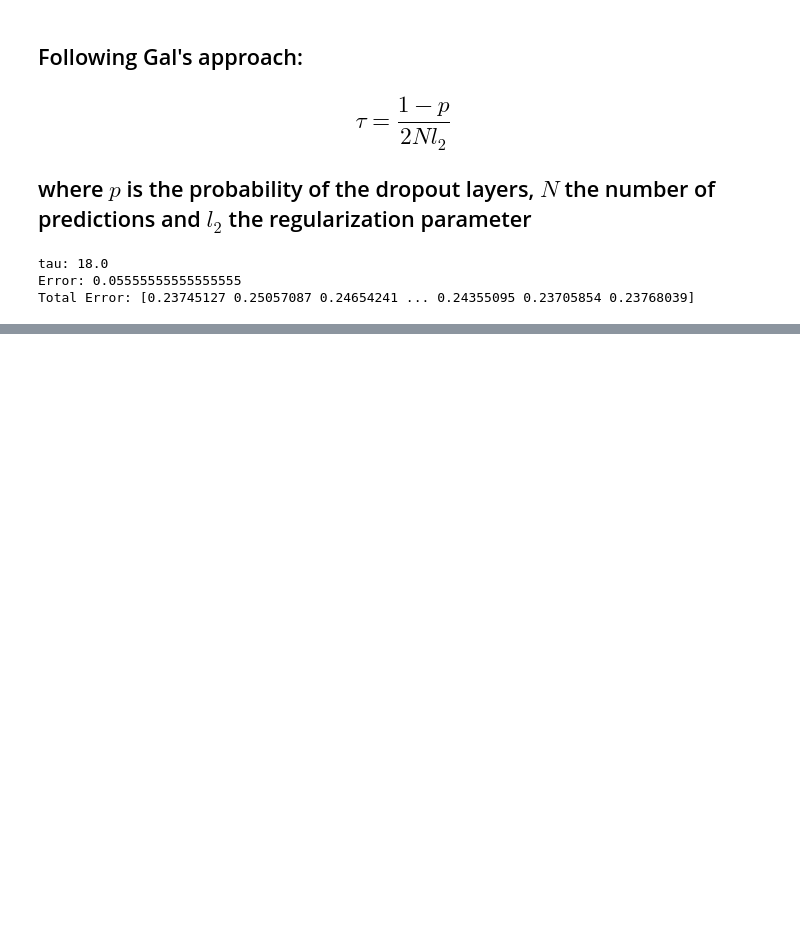
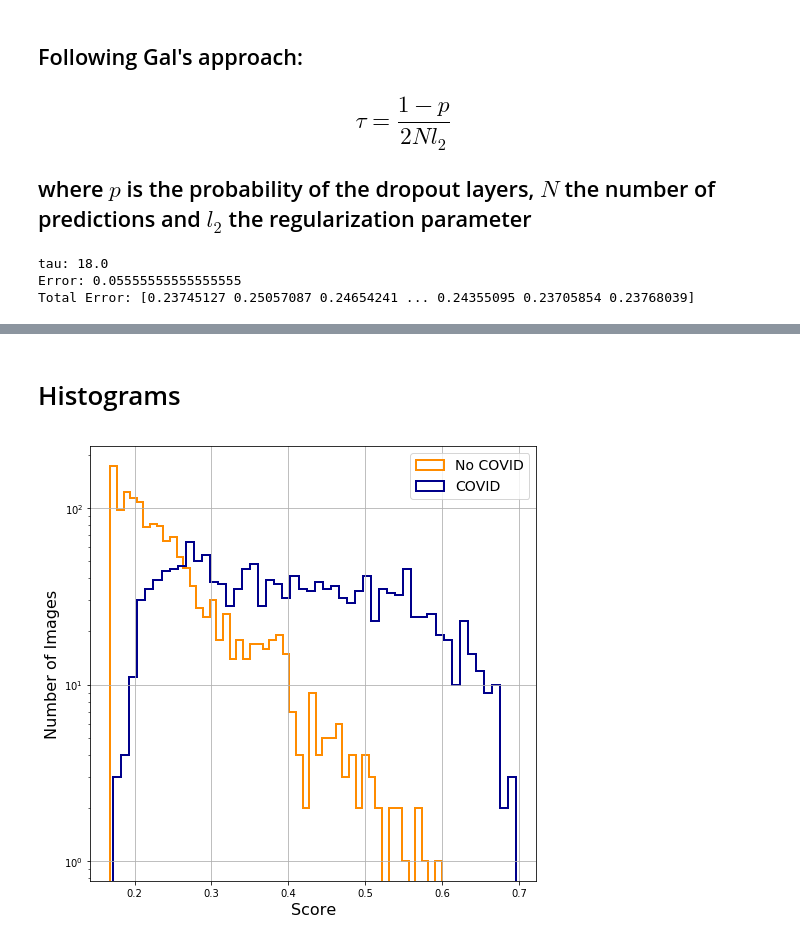
Before and after one commit to TsspGit/CodVid19_CIEMAT, a Jupyter notebook: Uncertainty_XGBoost_Analysis.ipynb, the cells around one changed output, grey strips where cells are left out. Saved outputs shown, nothing was run; the diff lists cells and outputs as text; code cells hidden in the pictures; blank space fills up the shorter version.

Commit message:
first results Autoencoder+Uncertainty+XGboost

```diff
--- a/Uncertainty_XGBoost_Analysis.ipynb
+++ b/Uncertainty_XGBoost_Analysis.ipynb
@@ -16,7 +17,7 @@ preds = []
 for it in range(5):
     model = 'hdf_files/Uncertainty_AE_Covid_{}.hdf5'.format(it+1)
     outputs = Transformation_main('data/train_split_v4.csv', 'data/test_split_v5.csv', model)
-    Y_test += [outputs['Y_test']]
+    Y_test = outputs['Y_test']
     preds += [np.loadtxt('log/preds_XGBr_Uncertainty_{}.txt'.format(it+1), delimiter=',')]
     del outputs
 # %% [output]
@@ -62,0 +93,16 @@ Total Error: [0.23745127 0.25057087 0.24654241 ... 0.24355095 0.23705854 0.23768
+# %% [markdown]
+# Histograms
+# %%
+nocovid = predictive_mean[np.where(Y_test == 0)]
+covid = predictive_mean[np.where(Y_test == 1)]
+fig, ax = plt.subplots(figsize=(8,8))
+ax.hist(nocovid, 50, histtype='step', lw=2, color='darkorange', label='No COVID')
+ax.hist(covid, 50, histtype='step', lw=2, color='darkblue', label='COVID')
+plt.grid()
+ax.set_ylabel('Number of Images', fontsize=16)
+ax.set_xlabel('Score', fontsize=16)
+plt.legend( loc='upper right', fontsize=14)
+plt.yscale("log")
+fig.savefig('Figures/histogram_Uncertainty_XGBr.eps', dpi=200)
+# %% [output]
+[figure, added]
```
Also changed, not shown: parts of 5 cells of this notebook, 4 other files.
